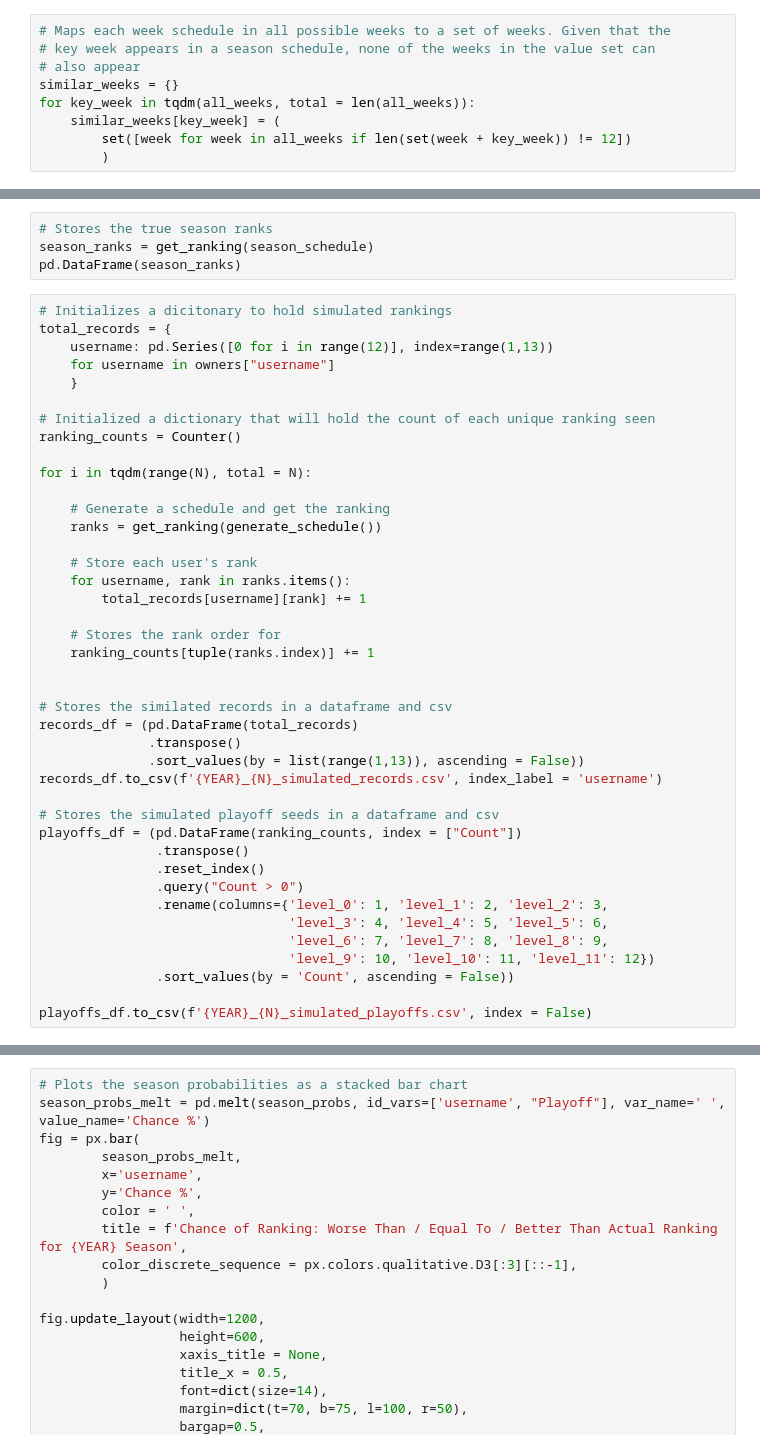
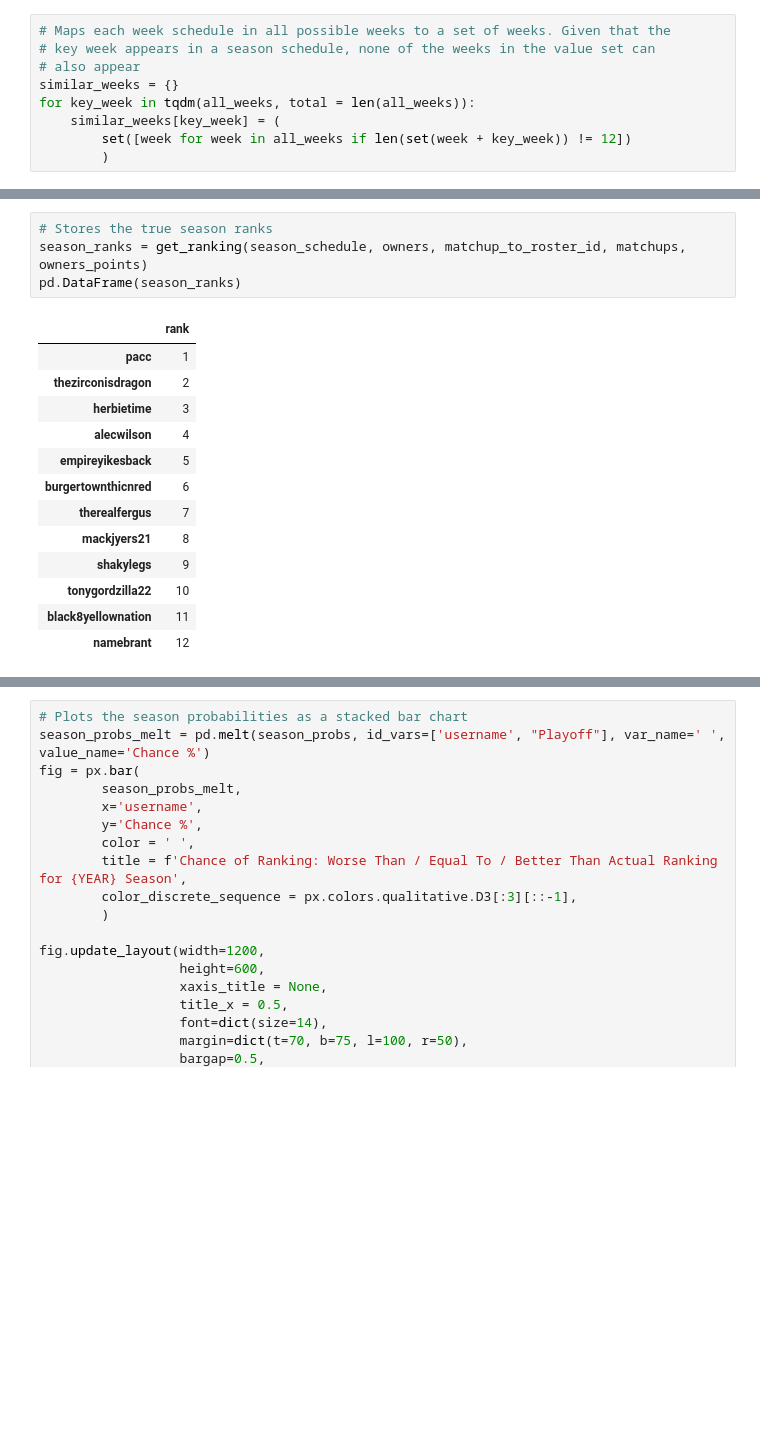
Before and after one commit to mfjacobsen/Fantasy-Football, a Jupyter notebook: 2023WinDistribution.ipynb, the cells around one changed output, grey strips where cells are left out. Drawn from its saved outputs; the diff is of its cells as text; blank space fills up the shorter version.

```diff
--- a/2023WinDistribution.ipynb
+++ b/2023WinDistribution.ipynb
@@ -180,45 +210,18 @@ def get_ranking(schedule):
 # %%
 # Stores the true season ranks
-season_ranks = get_ranking(season_schedule)
+season_ranks = get_ranking(season_schedule, owners, matchup_to_roster_id, matchups, owners_points)
 pd.DataFrame(season_ranks)
+# %% [output]
+|  | rank |
+| pacc | 1 |
+| thezirconisdragon | 2 |
+| herbietime | 3 |
+| alecwilson | 4 |
+| empireyikesback | 5 |
+| burgertownthicnred | 6 |
+| therealfergus | 7 |
+| mackjyers21 | 8 |
+| shakylegs | 9 |
+| tonygordzilla22 | 10 |
+| black8yellownation | 11 |
+| namebrant | 12 |
-# %%
-# Initializes a dicitonary to hold simulated rankings
-total_records = {
-    username: pd.Series([0 for i in range(12)], index=range(1,13))
-    for username in owners["username"]
-    }
-
-# Initialized a dictionary that will hold the count of each unique ranking seen
-ranking_counts = Counter()
-
-for i in tqdm(range(N), total = N):
-
-    # Generate a schedule and get the ranking
-    ranks = get_ranking(generate_schedule())
-
-    # Store each user's rank
-    for username, rank in ranks.items():
-        total_records[username][rank] += 1
-
-    # Stores the rank order for
-    ranking_counts[tuple(ranks.index)] += 1
-
-
-# Stores the similated records in a dataframe and csv
-records_df = (pd.DataFrame(total_records)
-              .transpose()
-              .sort_values(by = list(range(1,13)), ascending = False))
-records_df.to_csv(f'{YEAR}_{N}_simulated_records.csv', index_label = 'username')
-
-# Stores the simulated playoff seeds in a dataframe and csv
-playoffs_df = (pd.DataFrame(ranking_counts, index = ["Count"])
-               .transpose()
-               .reset_index()
-               .query("Count > 0")
-               .rename(columns={'level_0': 1, 'level_1': 2, 'level_2': 3,
-                                'level_3': 4, 'level_4': 5, 'level_5': 6,
-                                'level_6': 7, 'level_7': 8, 'level_8': 9,
-                                'level_9': 10, 'level_10': 11, 'level_11': 12})
-               .sort_values(by = 'Count', ascending = False))
-
-playoffs_df.to_csv(f'{YEAR}_{N}_simulated_playoffs.csv', index = False)
```
Also changed, not shown: parts of 12 cells of this notebook.
